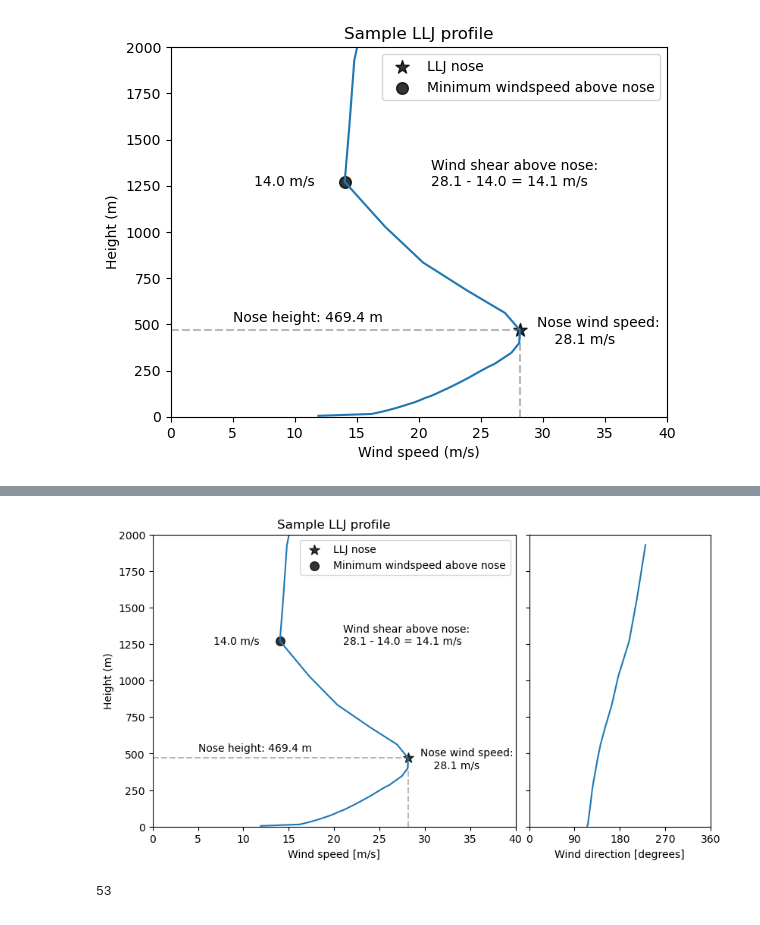
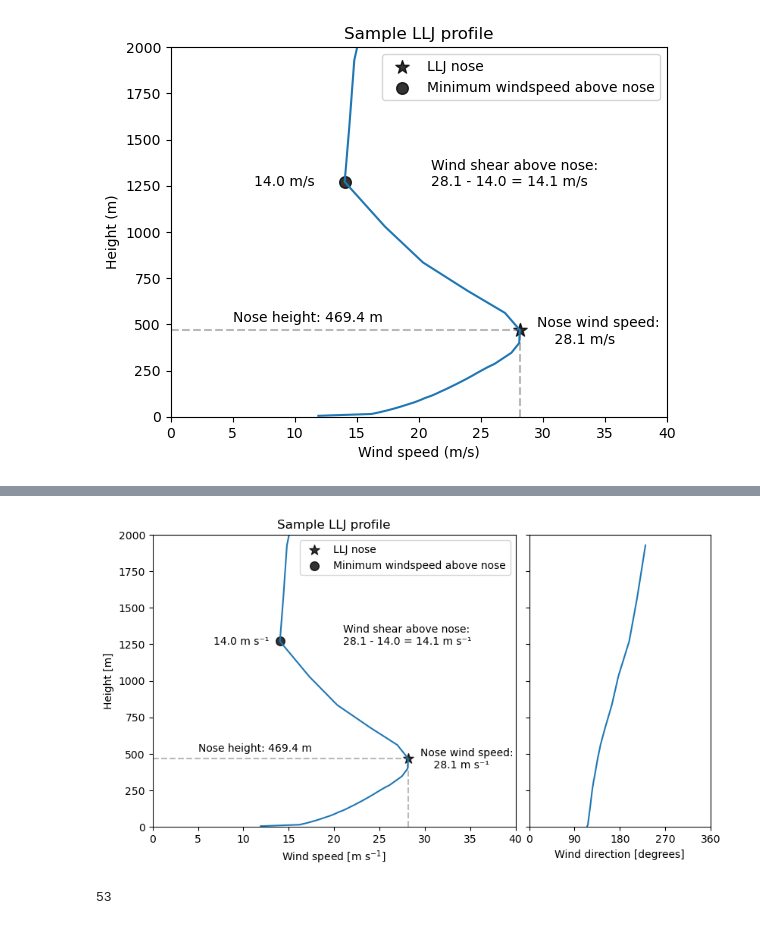
Before and after one commit to doqhne/offshore_wind_research, a Jupyter notebook: notebooks/sampleprofile.ipynb, the cells around one changed output, grey strips where cells are left out. Drawn from its saved outputs; the diff is of its cells as text; code cells hidden in the pictures.

```diff
--- a/notebooks/sampleprofile.ipynb
+++ b/notebooks/sampleprofile.ipynb
@@ -167,35 +203,35 @@ plt.legend();
 # %%
 fig, axs = plt.subplots(nrows=1, ncols=2, figsize=(9.5, 5), gridspec_kw={'width_ratios': [2, 1]}, sharey=True)
 ax0 = axs[0]
 ax1 = axs[1]
 
 ax0.plot(nwf_wspd.sel(Time=0), nwf_z[0])
 ax0.scatter(nose_ws, nose_height, label='LLJ nose', marker='*', alpha=0.8, s=100, color='k')
 ax0.scatter(min_ws, min_ws_height, label='Minimum windspeed above nose', marker='o', alpha=0.8, s=70, color='k')
 ax0.axvline(nose_ws, linestyle='--', color='grey', alpha=0.55, ymax=0.25, zorder=0)
 ax0.axhline(nose_height, linestyle='--', color='grey', alpha=0.55, xmax=0.7)
 
 ax0.set_ylim(0, 2000)
 ax0.set_xlim(0, 40)
-ax0.set_xlabel("Wind speed [m/s]")
-ax0.set_ylabel("Height (m)")
+ax0.set_xlabel("Wind speed [m s$^{-1}$]")
+ax0.set_ylabel("Height [m]")
 ax0.set_title("Sample LLJ profile")
-ax0.text(29.5, 400, f'Nose wind speed:\n    {nose_ws.values:.1f} m/s')
+ax0.text(29.5, 400, f'Nose wind speed:\n    {nose_ws.values:.1f} m s⁻¹')
 ax0.text(5, 515, f'Nose height: {nose_height[0]:.1f} m')
-ax0.text(6.7, 1250, f'{min_ws.values:.1f} m/s')
-ax0.text(21, 1250, f'Wind shear above nose:\n{nose_ws.values:.1f} - {min_ws.values:.1f} = {nose_ws.values-min_ws.values:.1f} m/s')
+ax0.text(6.7, 1250, f'{min_ws.values:.1f} m s⁻¹')
+ax0.text(21, 1250, f'Wind shear above nose:\n{nose_ws.values:.1f} - {min_ws.values:.1f} = {nose_ws.values-min_ws.values:.1f} m s⁻¹')
 ax0.legend();
 
 ax1.plot(wdir.magnitude[0], nwf_z[0][:34])
 ax1.set_xlim(0, 360)
 ax1.set_xlabel("Wind direction [degrees]")
 ax1.set_xticks([0, 90, 180, 270, 360])
 
 plt.subplots_adjust(wspace=0.05, hspace=0)
 
 plt.savefig('../output_plots/sample_profile_panel.png')
 # %% [output]
-[figure, old version]
+[figure, new version]
 # %%
 import metpy.calc as mpcalc
 from metpy.units import units
```
Also changed, not shown: parts of 5 cells of this notebook.
